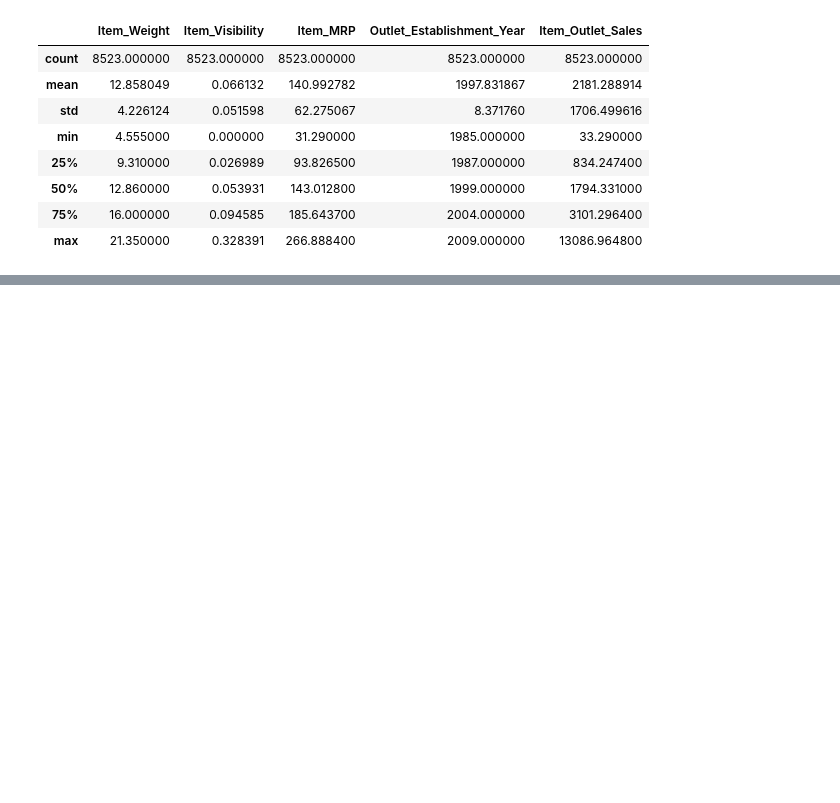
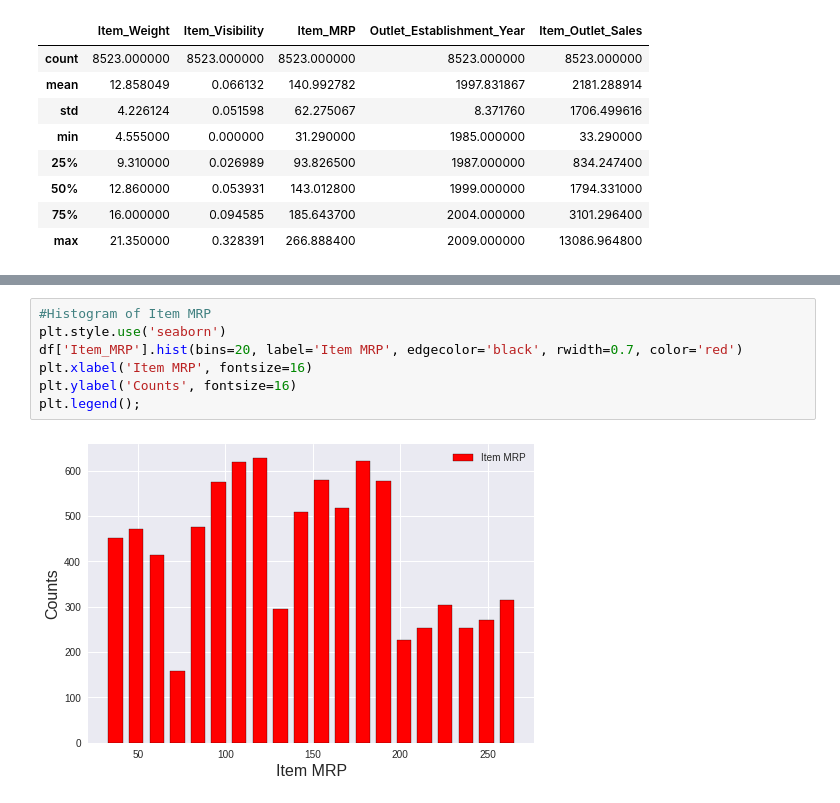
Before and after one commit to npipal/food-sales-predictions, a Jupyter notebook: Food_Sales_Predictions_NickPipal.ipynb, the cells around one changed output, grey strips where cells are left out. Drawn from its saved outputs; the diff is of its cells as text; blank space fills up the shorter version.

```diff
--- a/Food_Sales_Predictions_NickPipal.ipynb
+++ b/Food_Sales_Predictions_NickPipal.ipynb
@@ -173,0 +212,9 @@ df.describe()
+# %%
+#Histogram of Item MRP
+plt.style.use('seaborn')
+df['Item_MRP'].hist(bins=20, label='Item MRP', edgecolor='black', rwidth=0.7, color='red')
+plt.xlabel('Item MRP', fontsize=16)
+plt.ylabel('Counts', fontsize=16)
+plt.legend();
+# %% [output]
+[figure, added]
```
Also changed, not shown: parts of 13 cells of this notebook.
